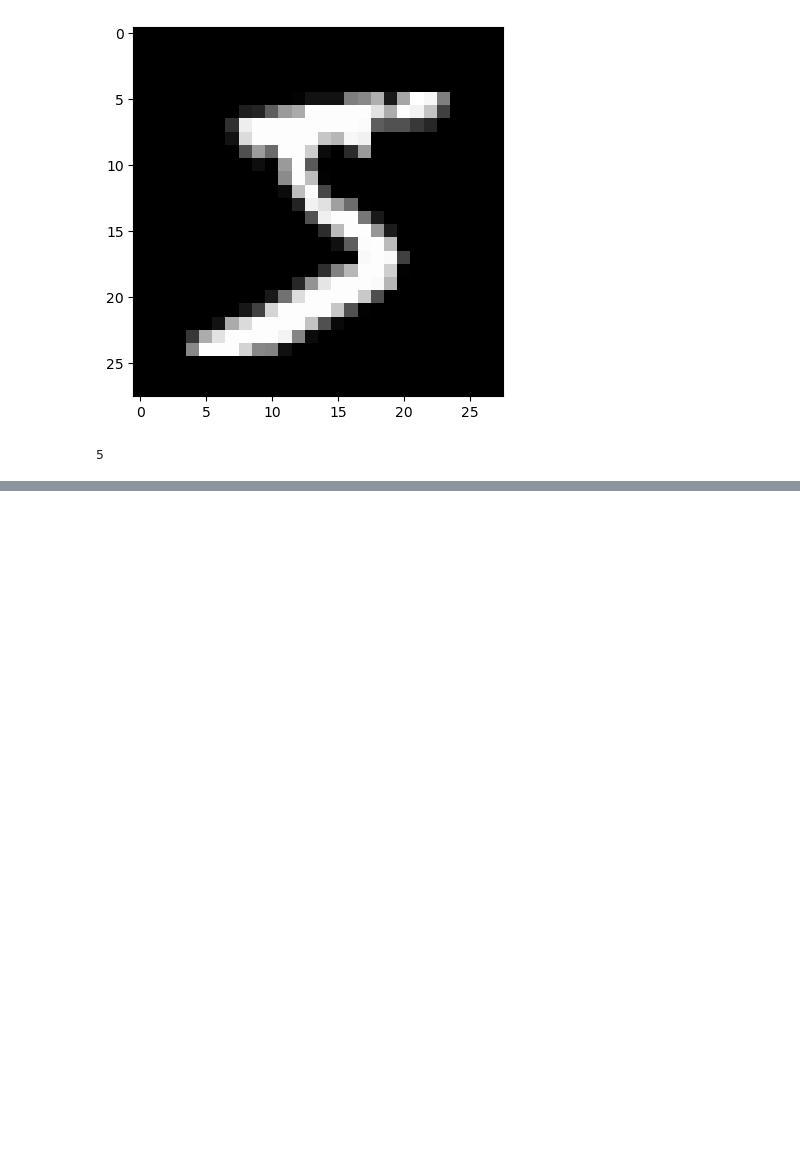
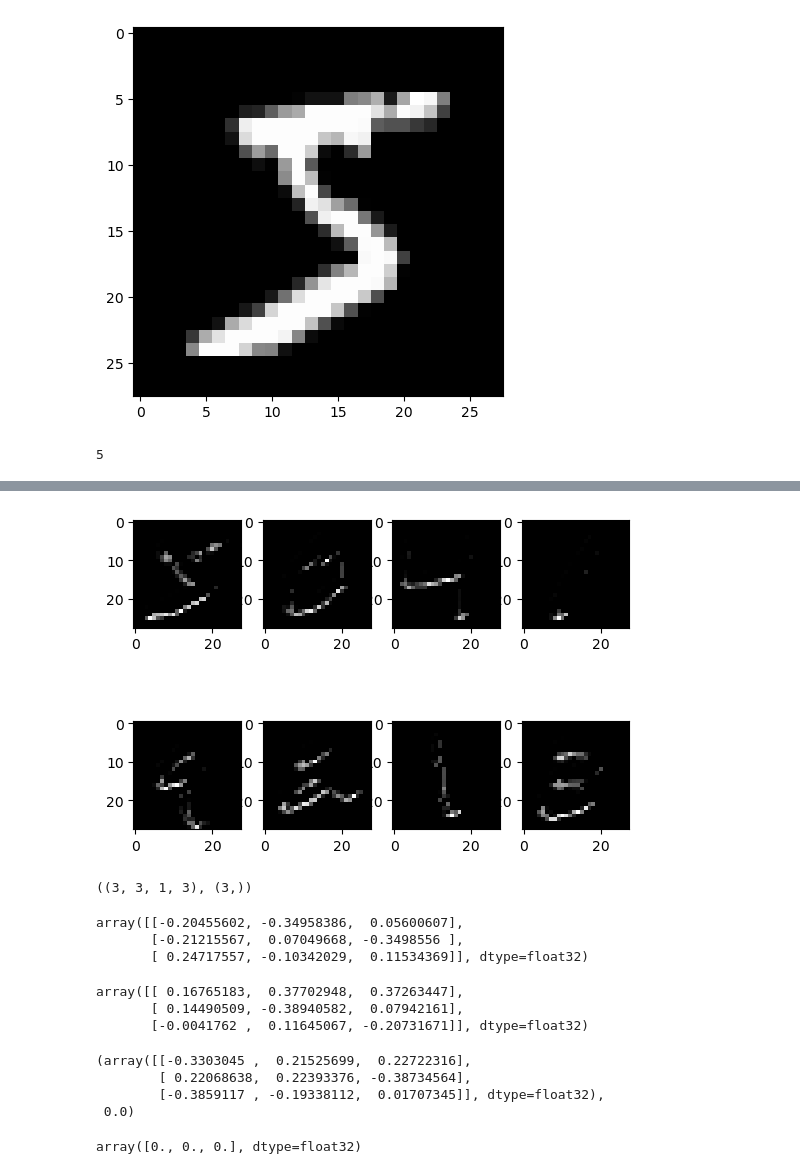
Before and after one commit to dgh06175/ai-study, a Jupyter notebook: deep-learning/5월7일.ipynb, the cells around one changed output, grey strips where cells are left out. Saved outputs shown, nothing was run; the diff lists cells and outputs as text; code cells hidden in the pictures; blank space fills up the shorter version.

```diff
--- a/deep-learning/5월7일.ipynb
+++ b/deep-learning/5월7일.ipynb
@@ -28,0 +90,12 @@ train_y[0]
+# %%
+plt.subplot(2,4,1), plt.imshow(output[0,:,:,2],'gray')
+plt.subplot(2,4,2), plt.imshow(output[1,:,:,2],'gray')
+plt.subplot(2,4,3), plt.imshow(output[2,:,:,2],'gray')
+plt.subplot(2,4,4), plt.imshow(output[3,:,:,2],'gray')
+plt.subplot(2,4,5), plt.imshow(output[4,:,:,2],'gray')
+plt.subplot(2,4,6), plt.imshow(output[5,:,:,2],'gray')
+plt.subplot(2,4,7), plt.imshow(output[6,:,:,2],'gray')
+plt.subplot(2,4,8), plt.imshow(output[7,:,:,2],'gray')
+plt.show()
+# %% [output]
+[figure, added]
@@ -28,0 +104,27 @@ train_y[0]
+# %%
+weight[0].shape, weight[1].shape
+# %% [output]
+((3, 3, 1, 3), (3,))
+# %%
+weight[0][:, :, 0, 0] # 1st filter
+# %% [output]
+array([[-0.20455602, -0.34958386,  0.05600607],
+       [-0.21215567,  0.07049668, -0.3498556 ],
+       [ 0.24717557, -0.10342029,  0.11534369]], dtype=float32)
+# %%
+weight[0][:, :, 0, 1]
+# %% [output]
+array([[ 0.16765183,  0.37702948,  0.37263447],
+       [ 0.14490509, -0.38940582,  0.07942161],
+       [-0.0041762 ,  0.11645067, -0.20731671]], dtype=float32)
+# %%
+weight[0][:, :, 0, 2], weight[1][2] # index 2번째 필터, 3rd filter
+# %% [output]
+(array([[-0.3303045 ,  0.21525699,  0.22722316],
+        [ 0.22068638,  0.22393376, -0.38734564],
+        [-0.3859117 , -0.19338112,  0.01707345]], dtype=float32),
+ 0.0)
+# %%
+weight[1]
+# %% [output]
+array([0., 0., 0.], dtype=float32)
```
Also changed, not shown: parts of 14 cells of this notebook.
